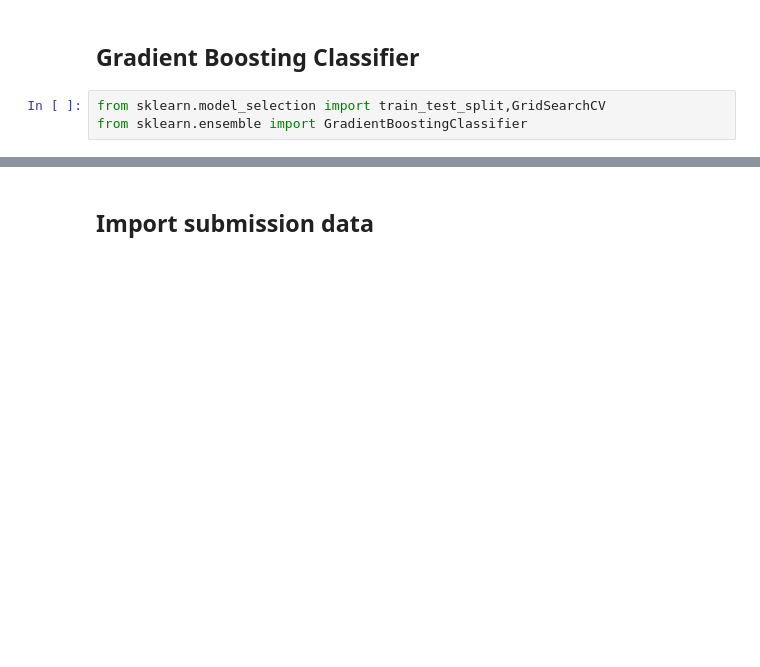
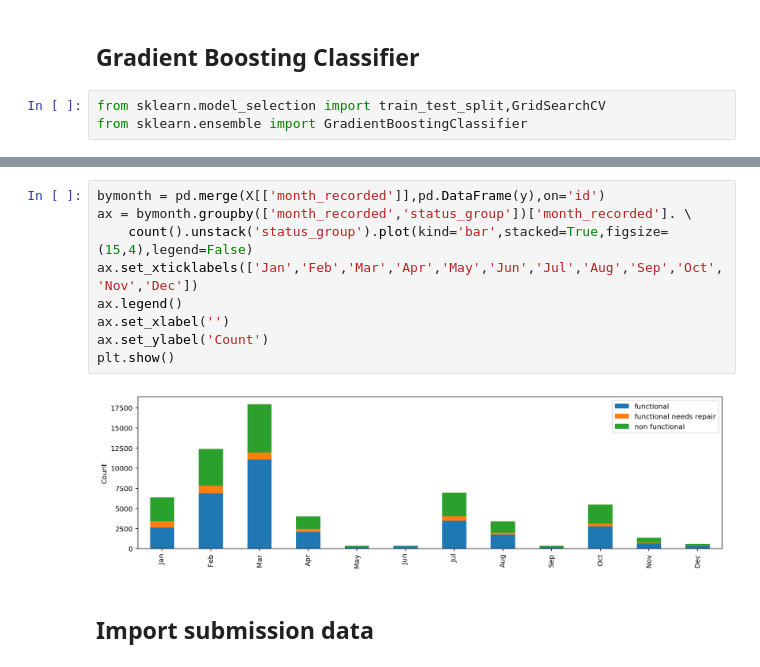
Before and after one commit to tracijo32/water_pumps, a Jupyter notebook: Water pumps in Tanzania.ipynb, the cells around one changed output, grey strips where cells are left out. Cells and saved outputs as stored; diff of their text form; blank space fills up the shorter version.

```diff
--- a/Water pumps in Tanzania.ipynb
+++ b/Water pumps in Tanzania.ipynb
@@ -204,3 +246,14 @@ Index(['source_type_spring', 'source_type_shallow well',
+# %%
+bymonth = pd.merge(X[['month_recorded']],pd.DataFrame(y),on='id')
+ax = bymonth.groupby(['month_recorded','status_group'])['month_recorded']. \
+    count().unstack('status_group').plot(kind='bar',stacked=True,figsize=(15,4),legend=False)
+ax.set_xticklabels(['Jan','Feb','Mar','Apr','May','Jun','Jul','Aug','Sep','Oct','Nov','Dec'])
+ax.legend()
+ax.set_xlabel('')
+ax.set_ylabel('Count')
+plt.show()
+# %% [output]
+[figure, added]
 # %% [markdown]
 ## Import submission data
 # %%
```
Also changed, not shown: parts of 35 cells of this notebook, 3 other files.
